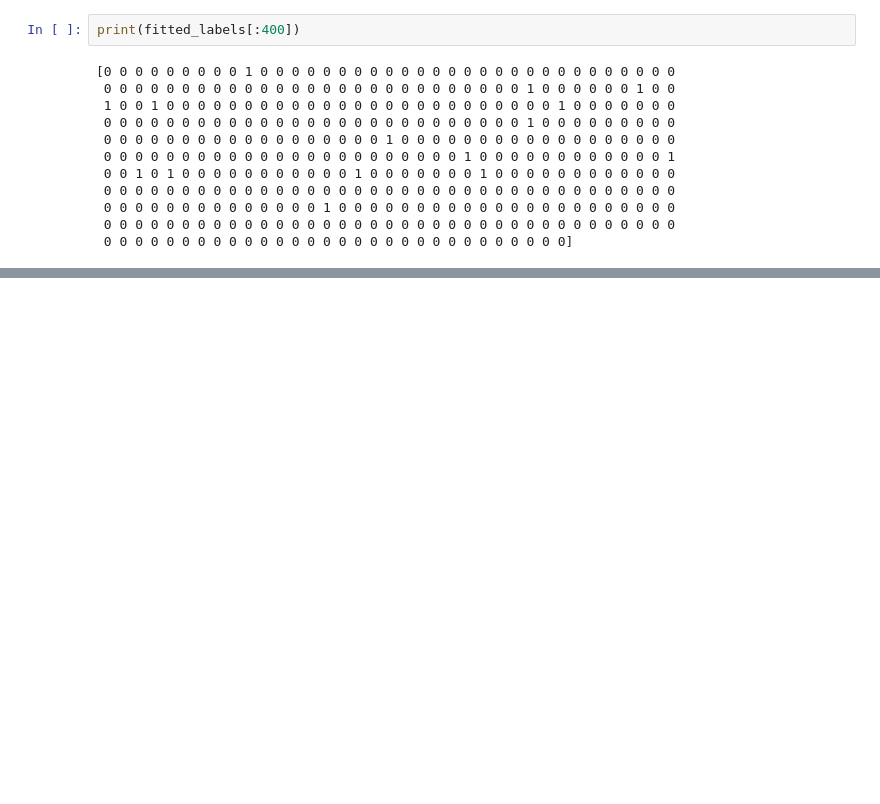
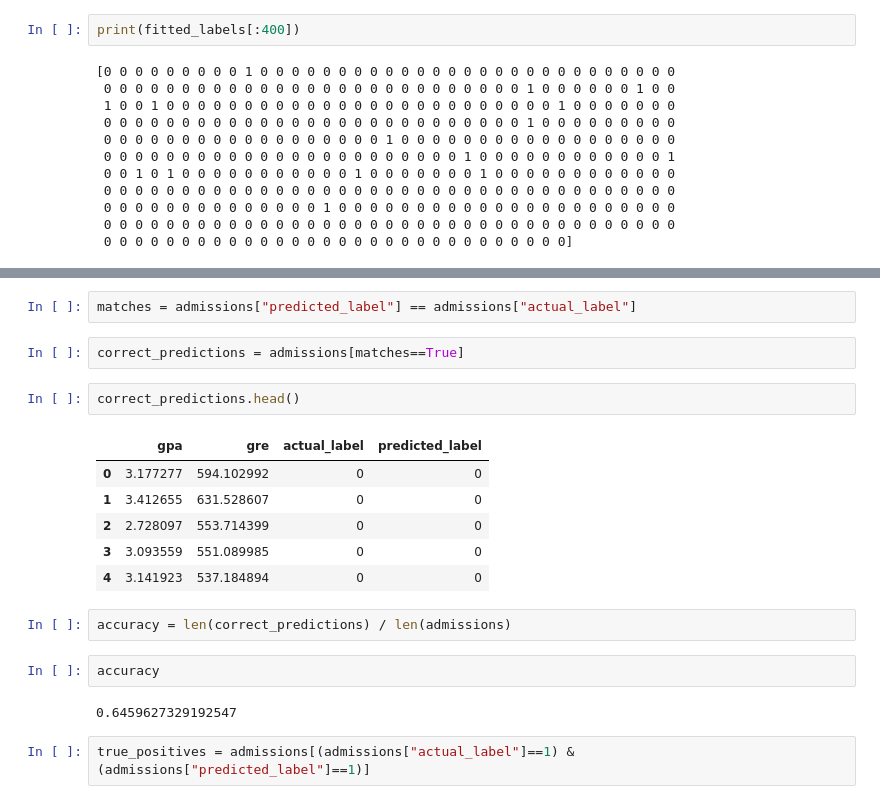
Before and after one commit to juwonlee1020/dataquest, a Jupyter notebook: Admissions.ipynb, the cells around one changed output, grey strips where cells are left out. Cells and saved outputs as stored; diff of their text form; blank space fills up the shorter version.

```diff
--- a/Admissions.ipynb
+++ b/Admissions.ipynb
@@ -83,0 +143,21 @@ print(fitted_labels[:400])
+# %%
+matches = admissions["predicted_label"] == admissions["actual_label"]
+# %%
+correct_predictions = admissions[matches==True]
+# %%
+correct_predictions.head()
+# %% [output]
+|  | gpa | gre | actual_label | predicted_label |
+| 0 | 3.177277 | 594.102992 | 0 | 0 |
+| 1 | 3.412655 | 631.528607 | 0 | 0 |
+| 2 | 2.728097 | 553.714399 | 0 | 0 |
+| 3 | 3.093559 | 551.089985 | 0 | 0 |
+| 4 | 3.141923 | 537.184894 | 0 | 0 |
+# %%
+accuracy = len(correct_predictions) / len(admissions)
+# %%
+accuracy
+# %% [output]
+0.6459627329192547
+# %%
+true_positives = admissions[(admissions["actual_label"]==1) & (admissions["predicted_label"]==1)]
```
Also changed, not shown: parts of 16 cells of this notebook.
